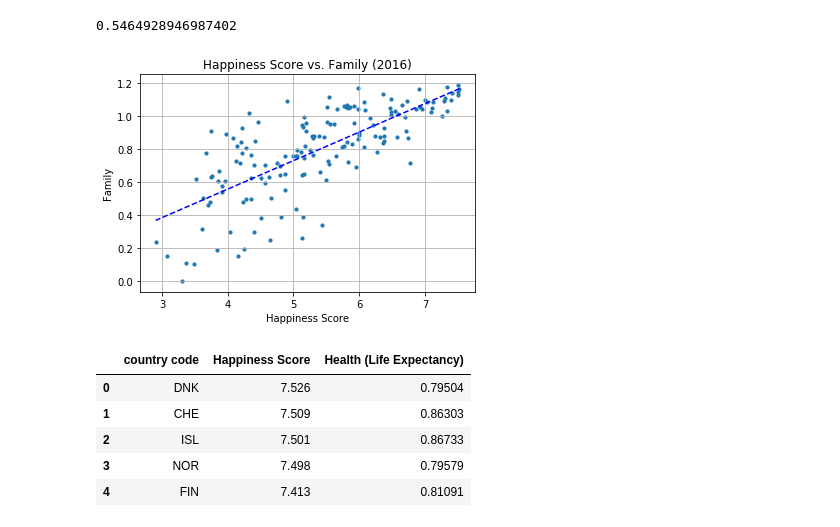
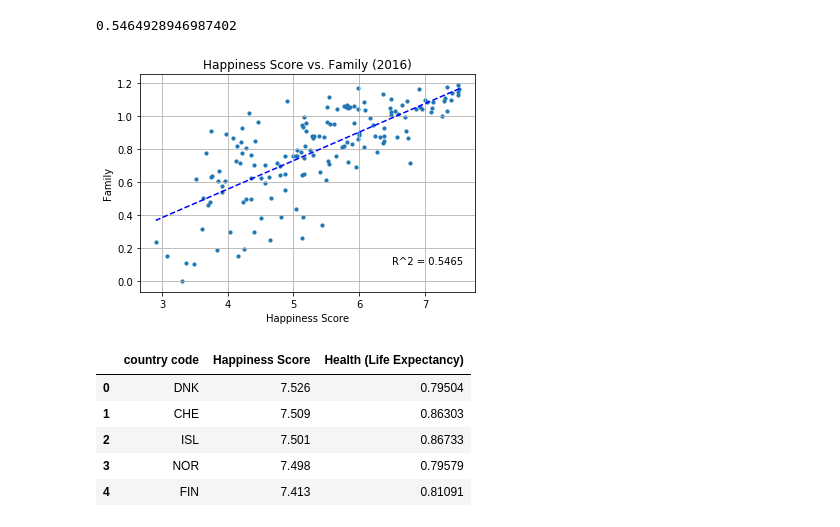
Before and after one commit to fionampg/projectofawesomeness, a Jupyter notebook: analysis/Fiona_happiness_analysis_charts.ipynb, the cells around one changed output. Cells and saved outputs as stored; diff of their text form; code cells hidden in the pictures.

```diff
--- a/analysis/Fiona_happiness_analysis_charts.ipynb
+++ b/analysis/Fiona_happiness_analysis_charts.ipynb
@@ -163,21 +164,21 @@ print(r_squared_family)
 # %%
 #Create a scatter plot for Happiness score and Family
 plt.scatter(df_familyhappiness["Happiness Score"],df_familyhappiness["Family"], marker = 'o', s=10)
 plt.plot(df_familyhappiness["Happiness Score"], fit_family, 'b--')
 
 #Format the chart
 plt.title("Happiness Score vs. Family (2016)")
 plt.xlabel("Happiness Score")
 plt.ylabel("Family")
 plt.grid(True)
-
+plt.text(6.5, .1, 'R^2 = ' + str(round(r_squared_family, 4)))
 #Save the chart
 plt.savefig("../outputs/Happiness_vs_Family.png")
 
 #Show the chart
 plt.show()
 # %% [output]
-[figure, old version]
+[figure, new version]
 # %%
 df_healthhappiness = happiness_df[["country code","Happiness Score","Health (Life Expectancy)",]]
 df_healthhappiness.head()
```
Also changed, not shown: parts of 5 cells of this notebook, 10 other files.
